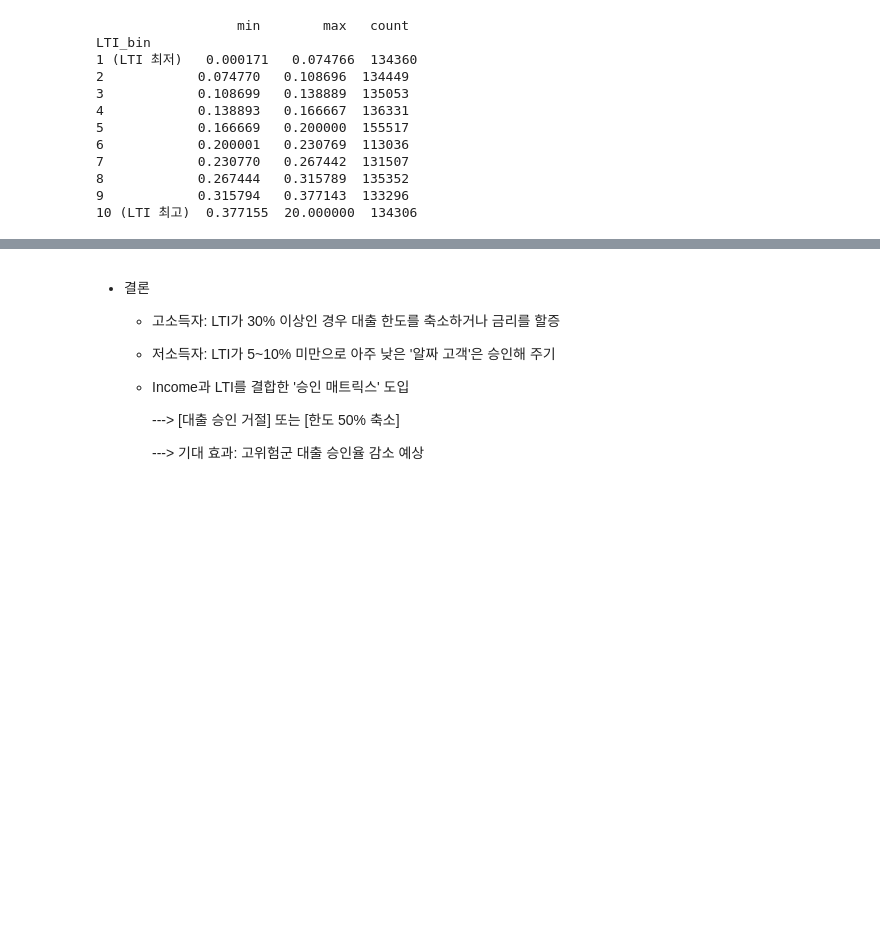
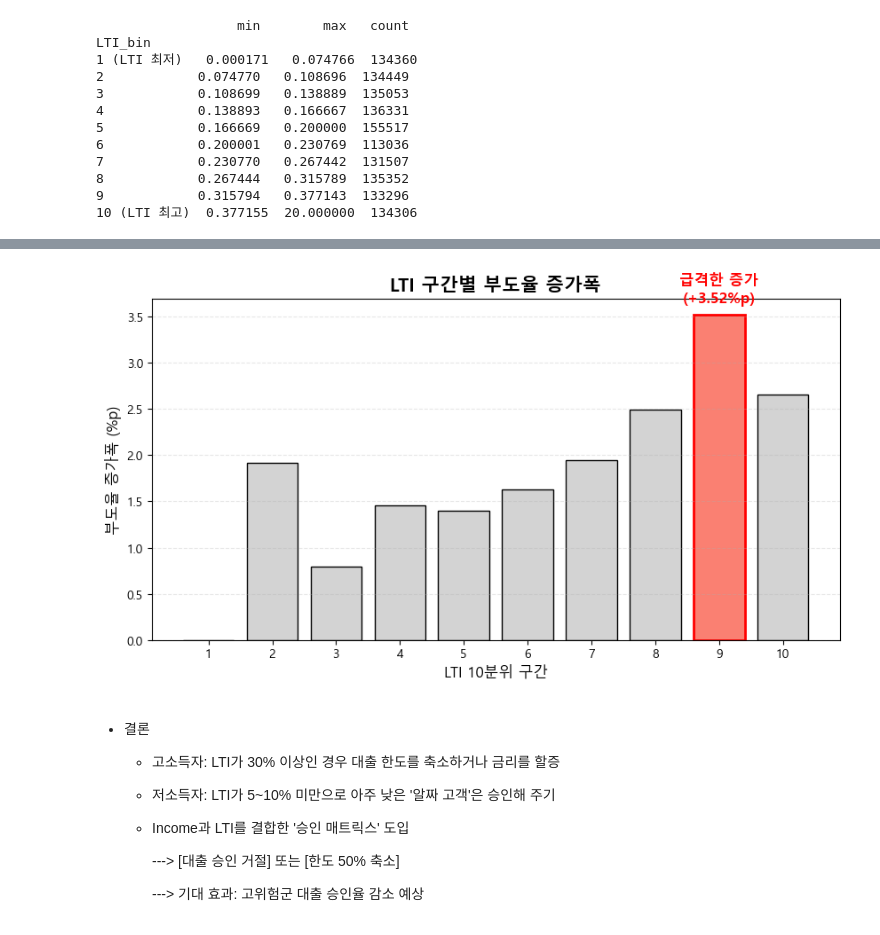
Before and after one commit to urinamu10/LendingClub, a Jupyter notebook: 3. EDA 분석.ipynb, the cells around one changed output, grey strips where cells are left out. Cells and saved outputs as stored; diff of their text form; code cells hidden in the pictures; blank space fills up the shorter version.

```diff
--- a/3. EDA 분석.ipynb
+++ b/3. EDA 분석.ipynb
@@ -882,3 +923,29 @@ LTI_bin
+# %%
+diff_data = [0, 1.92, 0.79, 1.46, 1.40, 1.63, 1.95, 2.49, 3.52, 2.66]
+bins = range(1, 11)  # 1구간 ~ 10구간
+
+plt.figure(figsize=(10, 5))
+
+# 기본 회색막대
+bars = plt.bar(bins, diff_data, color='lightgray', edgecolor='black')
+# 빨간 막대
+bars[8].set_color('salmon')
+bars[8].set_edgecolor('red')
+bars[8].set_linewidth(2)
+
+# 바 위에 수치 표시
+plt.text(9, 3.52 + 0.1, "급격한 증가\n(+3.52%p)", ha='center', va='bottom',
+         color='red', fontweight='bold', fontsize=12)
+
+plt.title("LTI 구간별 부도율 증가폭", fontsize=15, fontweight='bold')
+plt.xlabel('LTI 10분위 구간', fontsize=12)
+plt.ylabel('부도율 증가폭 (%p)', fontsize=12)
+plt.xticks(bins)
+plt.grid(axis='y', linestyle='--', alpha=0.3)
+
+plt.show()
+# %% [output]
+[figure, added]
 # %% [markdown]
 - 결론
 
```
Also changed, not shown: parts of 17 cells of this notebook.
